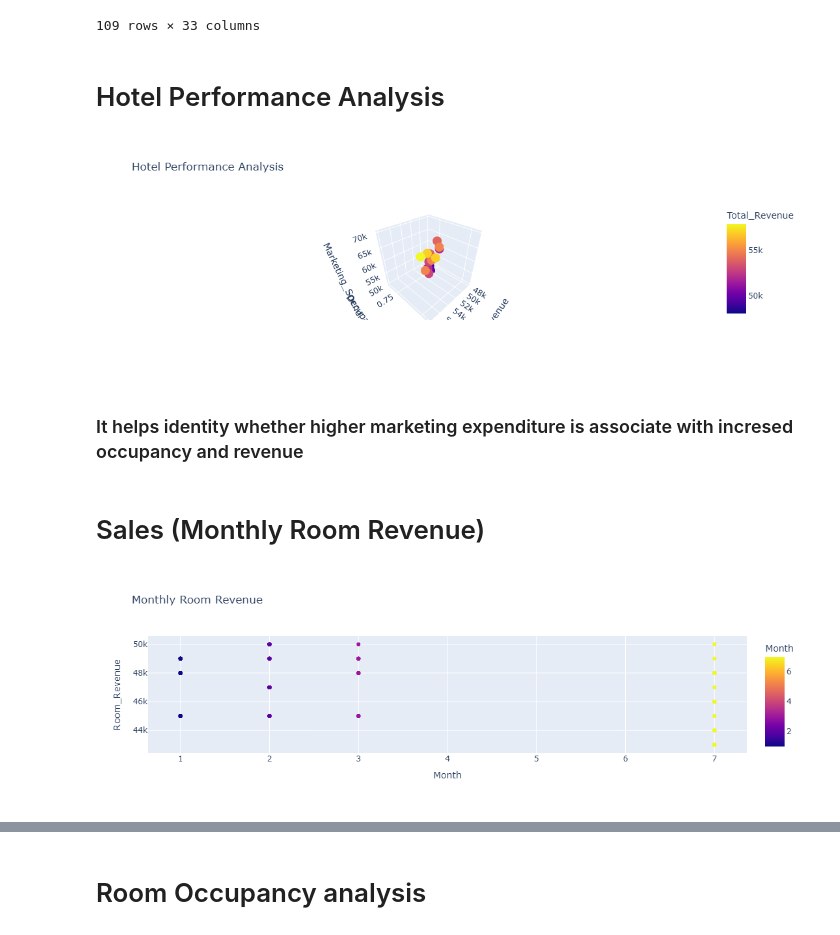
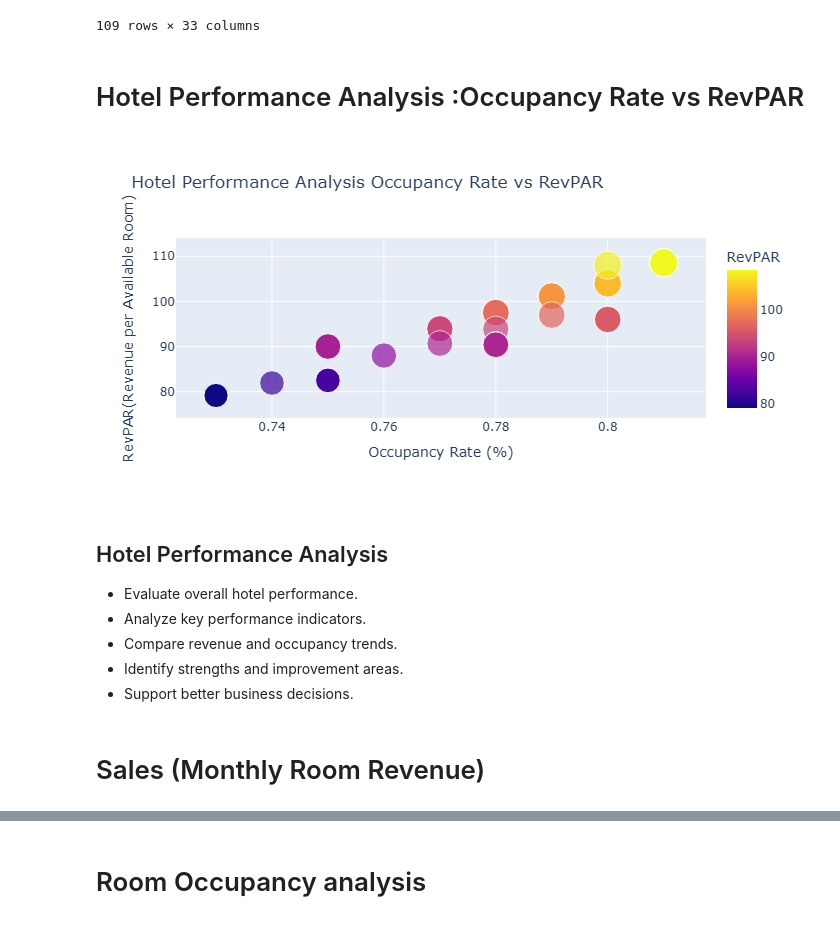
Before and after one commit to harmalmarwaha-lgtm/Hotel-Revenue-Dashboard, a Jupyter notebook: Data cleaning and preprocessing.ipynb, the cells around one changed output, grey strips where cells are left out. Cells and saved outputs as stored; diff of their text form; code cells hidden in the pictures.

```diff
--- a/Data cleaning and preprocessing.ipynb
+++ b/Data cleaning and preprocessing.ipynb
@@ -506,18 +450,19 @@ numeric_df
 | 108 | 7 | 2 | 0 | 50000 | 78000 | 43000 | 0.73 | 115 | 79.15 | ... |
 109 rows × 33 columns
 # %% [markdown]
-# Hotel Performance Analysis
+# Hotel Performance Analysis :Occupancy Rate vs RevPAR
-# %%
-fig = px.scatter_3d(df,x="Total_Revenue",y="Occupancy_Rate",z="Marketing_Spend",color="Total_Revenue",title="Hotel Performance Analysis")
-fig.show()
-# %% [output]
-[figure, removed]
+# %%
+fig = px.scatter(df,x="Occupancy_Rate",y="RevPAR",color="RevPAR",size="RevPAR",hover_data=["ADR"],title="Hotel Performance Analysis Occupancy Rate vs RevPAR")
+fig.update_layout(xaxis_title="Occupancy Rate (%)",yaxis_title="RevPAR(Revenue per Available Room)")
+fig.show()
+# %% [output]
+[figure, added]
 # %% [markdown]
-### It helps identity whether higher marketing expenditure is associate with incresed occupancy and revenue
+## Hotel Performance Analysis
+- Evaluate overall hotel performance.
+- Analyze key performance indicators.
+- Compare revenue and occupancy trends.
+- Identify strengths and improvement areas.
+- Support better business decisions.
 # %% [markdown]
 # Sales (Monthly Room Revenue)
-# %%
-ig = px.scatter(df,x="Month",y="Room_Revenue",color="Month",title="Monthly Room Revenue")
-ig.show()
-# %% [output]
-[figure, removed]
```
Also changed, not shown: parts of 31 cells of this notebook, 1 other file.
